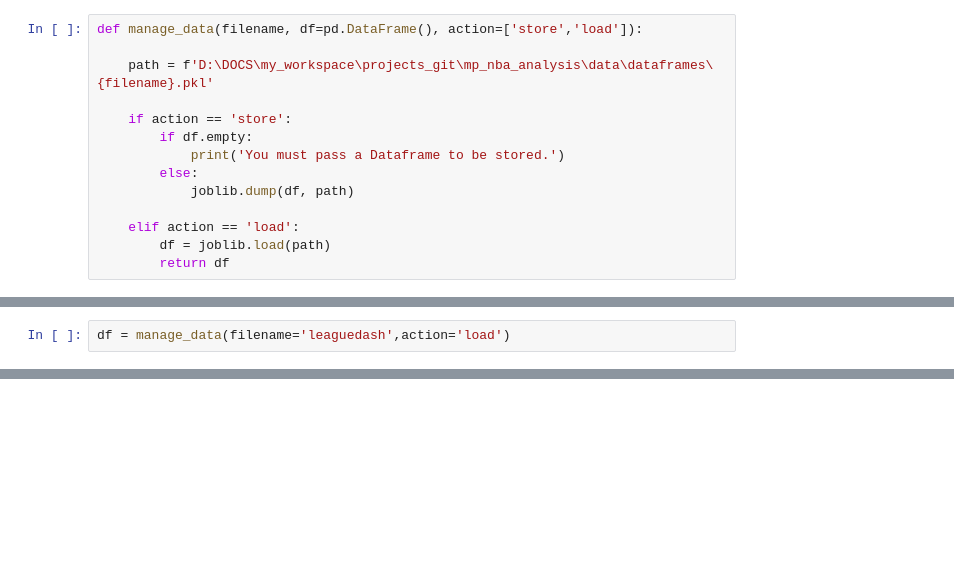
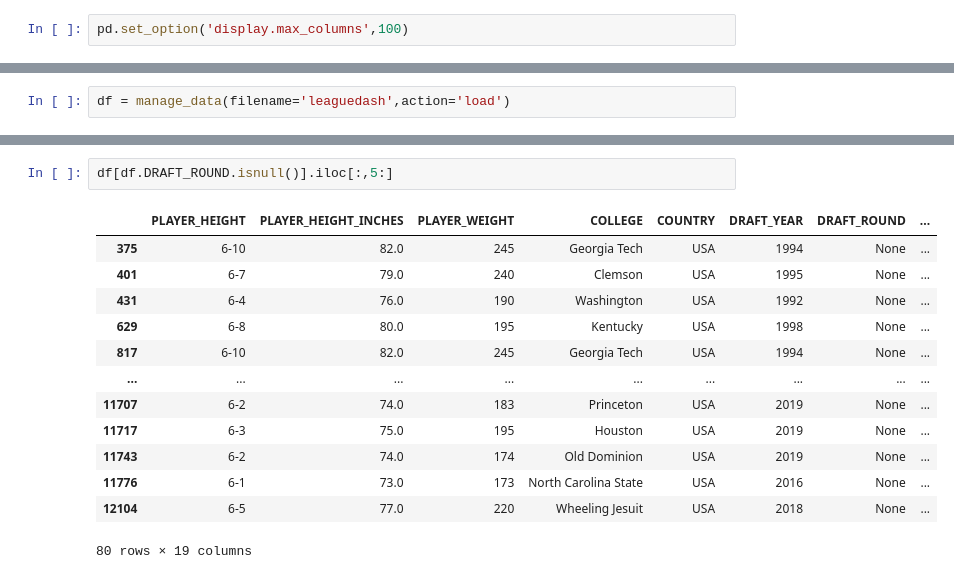
Before and after one commit to gfmattos/mp_nba_analysis, a Jupyter notebook: mp_/analysis/performance_analysis.ipynb, the cells around one changed output, grey strips where cells are left out. Saved outputs shown, nothing was run; the diff lists cells and outputs as text; blank space fills up the shorter version.

Commit message:
Analyzing leaguedash data for player performance.

```diff
--- a/mp_/analysis/performance_analysis.ipynb
+++ b/mp_/analysis/performance_analysis.ipynb
@@ -5,14 +18,2 @@ import joblib
-# %%
-def manage_data(filename, df=pd.DataFrame(), action=['store','load']):
-
-    path = f'D:\DOCS\my_workspace\projects_git\mp_nba_analysis\data\dataframes\{filename}.pkl'
-
-    if action == 'store':
-        if df.empty:
-            print('You must pass a Dataframe to be stored.')
-        else:
-            joblib.dump(df, path)
-
-    elif action == 'load':
-        df = joblib.load(path)
-        return df
+# %%
+pd.set_option('display.max_columns',100)
@@ -32,0 +81,16 @@ df.shape
+# %%
+df[df.DRAFT_ROUND.isnull()].iloc[:,5:]
+# %% [output]
+|  | PLAYER_HEIGHT | PLAYER_HEIGHT_INCHES | PLAYER_WEIGHT | COLLEGE | COUNTRY | DRAFT_YEAR | DRAFT_ROUND | ... |
+| 375 | 6-10 | 82.0 | 245 | Georgia Tech | USA | 1994 | None | ... |
+| 401 | 6-7 | 79.0 | 240 | Clemson | USA | 1995 | None | ... |
+| 431 | 6-4 | 76.0 | 190 | Washington | USA | 1992 | None | ... |
+| 629 | 6-8 | 80.0 | 195 | Kentucky | USA | 1998 | None | ... |
+| 817 | 6-10 | 82.0 | 245 | Georgia Tech | USA | 1994 | None | ... |
+| ... | ... | ... | ... | ... | ... | ... | ... | ... |
+| 11707 | 6-2 | 74.0 | 183 | Princeton | USA | 2019 | None | ... |
+| 11717 | 6-3 | 75.0 | 195 | Houston | USA | 2019 | None | ... |
+| 11743 | 6-2 | 74.0 | 174 | Old Dominion | USA | 2019 | None | ... |
+| 11776 | 6-1 | 73.0 | 173 | North Carolina State | USA | 2016 | None | ... |
+| 12104 | 6-5 | 77.0 | 220 | Wheeling Jesuit | USA | 2018 | None | ... |
+80 rows × 19 columns
```
Also changed, not shown: parts of 71 cells of this notebook, 1 other file.
